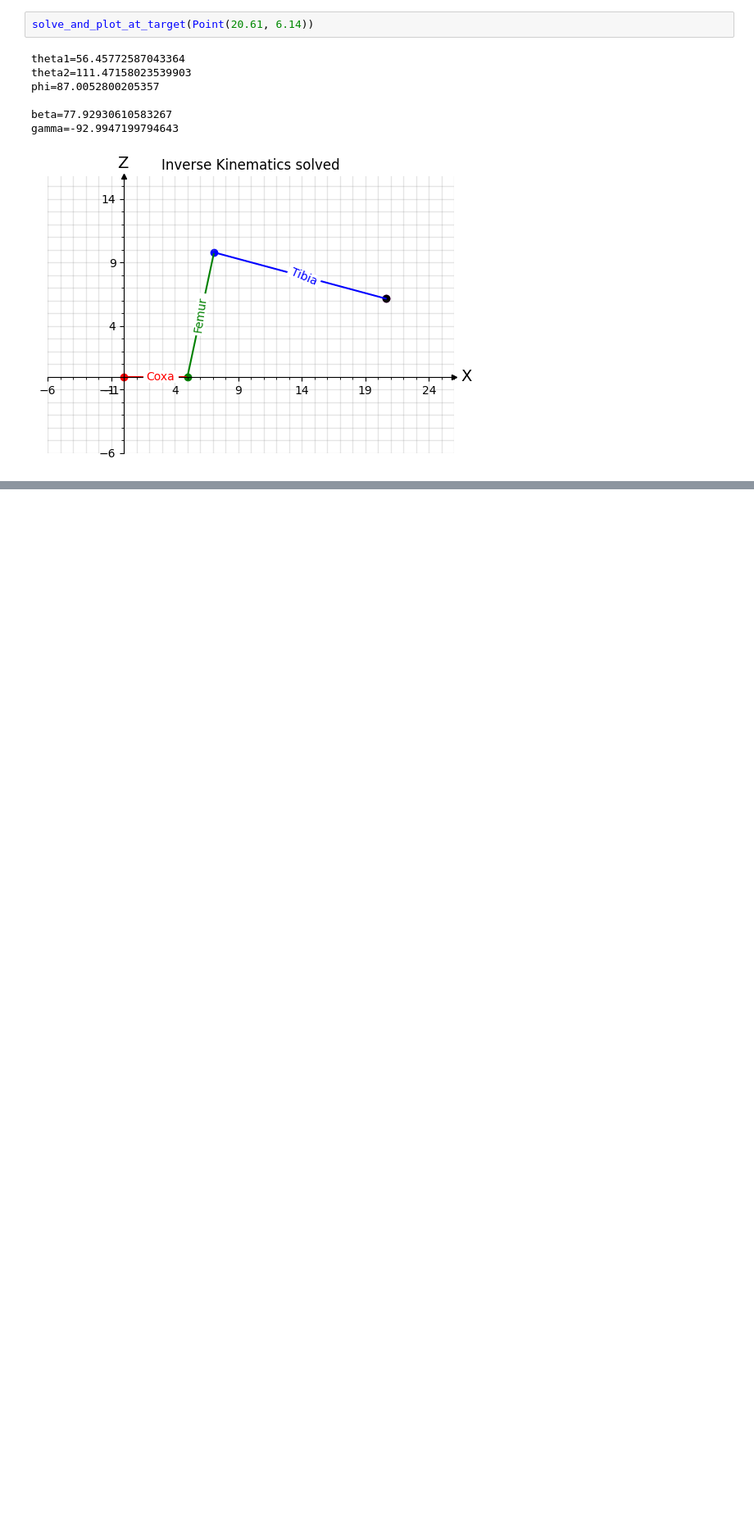
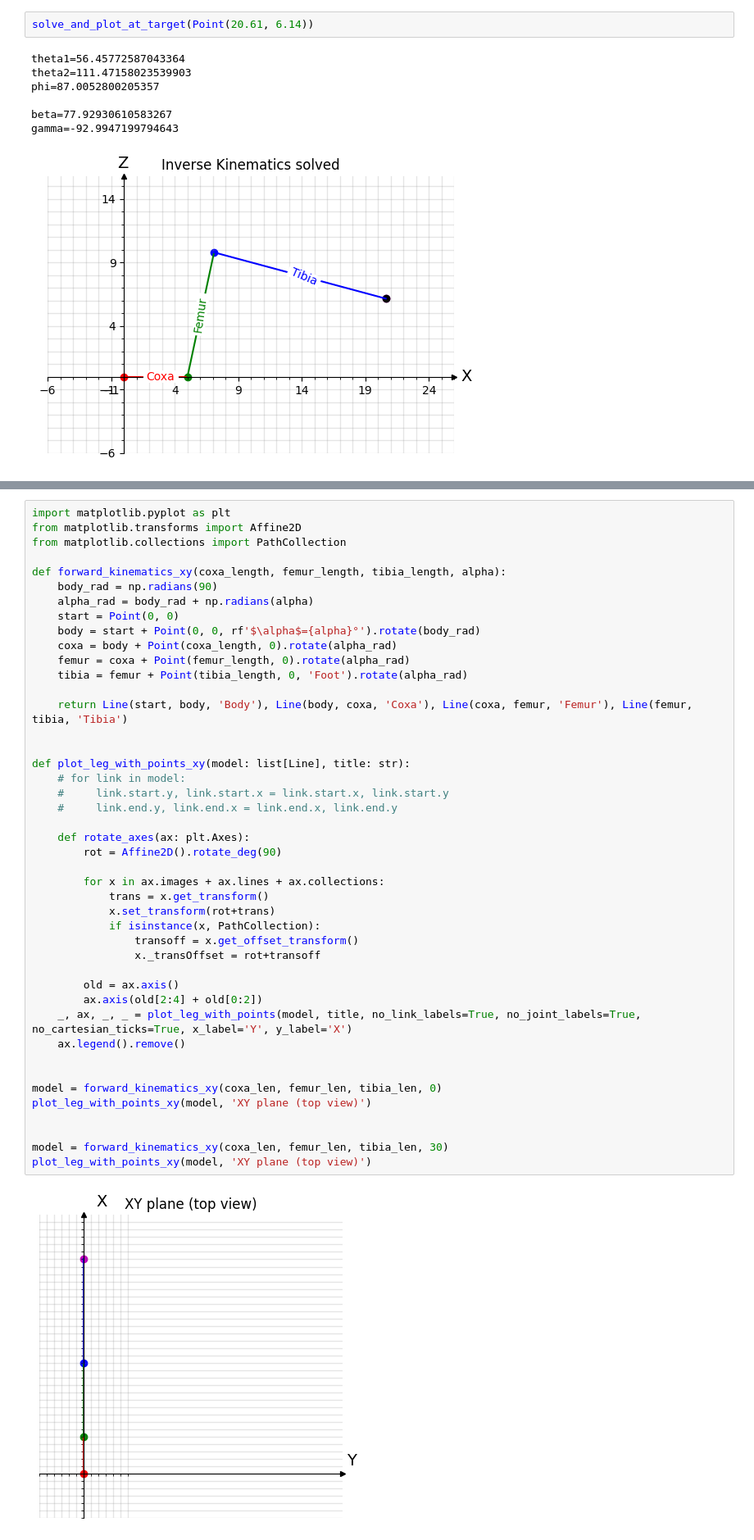
Before and after one commit to Dr-QP/Dr.QP, a Jupyter notebook: packages/runtime/drqp_brain/notebooks/getting_started_with_robot_ik.ipynb, the cells around one changed output, grey strips where cells are left out. Shown at 82% size. Saved outputs shown, nothing was run; the diff lists cells and outputs as text; blank space fills up the shorter version.

```diff
--- a/packages/runtime/drqp_brain/notebooks/getting_started_with_robot_ik.ipynb
+++ b/packages/runtime/drqp_brain/notebooks/getting_started_with_robot_ik.ipynb
@@ -363,0 +368,46 @@ gamma=-165.43367235167693
+# %%
+import matplotlib.pyplot as plt
+from matplotlib.transforms import Affine2D
+from matplotlib.collections import PathCollection
+
+def forward_kinematics_xy(coxa_length, femur_length, tibia_length, alpha):
+    body_rad = np.radians(90)
+    alpha_rad = body_rad + np.radians(alpha)
+    start = Point(0, 0)
+    body = start + Point(0, 0, rf'$\alpha$={alpha}°').rotate(body_rad)
+    coxa = body + Point(coxa_length, 0).rotate(alpha_rad)
+    femur = coxa + Point(femur_length, 0).rotate(alpha_rad)
+    tibia = femur + Point(tibia_length, 0, 'Foot').rotate(alpha_rad)
+
+    return Line(start, body, 'Body'), Line(body, coxa, 'Coxa'), Line(coxa, femur, 'Femur'), Line(femur, tibia, 'Tibia')
+
+
+def plot_leg_with_points_xy(model: list[Line], title: str):
+    # for link in model:
+    #     link.start.y, link.start.x = link.start.x, link.start.y
+    #     link.end.y, link.end.x = link.end.x, link.end.y
+
+    def rotate_axes(ax: plt.Axes):
+        rot = Affine2D().rotate_deg(90)
+
+        for x in ax.images + ax.lines + ax.collections:
+            trans = x.get_transform()
+            x.set_transform(rot+trans)
+            if isinstance(x, PathCollection):
+                transoff = x.get_offset_transform()
+                x._transOffset = rot+transoff
+
+        old = ax.axis()
+        ax.axis(old[2:4] + old[0:2])
+    _, ax, _, _ = plot_leg_with_points(model, title, no_link_labels=True, no_joint_labels=True, no_cartesian_ticks=True, x_label='Y', y_label='X')
+    ax.legend().remove()
+
+
+model = forward_kinematics_xy(coxa_len, femur_len, tibia_len, 0)
+plot_leg_with_points_xy(model, 'XY plane (top view)')
+
+
+model = forward_kinematics_xy(coxa_len, femur_len, tibia_len, 30)
+plot_leg_with_points_xy(model, 'XY plane (top view)')
+# %% [output]
+[figure, added]
```
Also changed, not shown: parts of 4 cells of this notebook, 1 other file.
